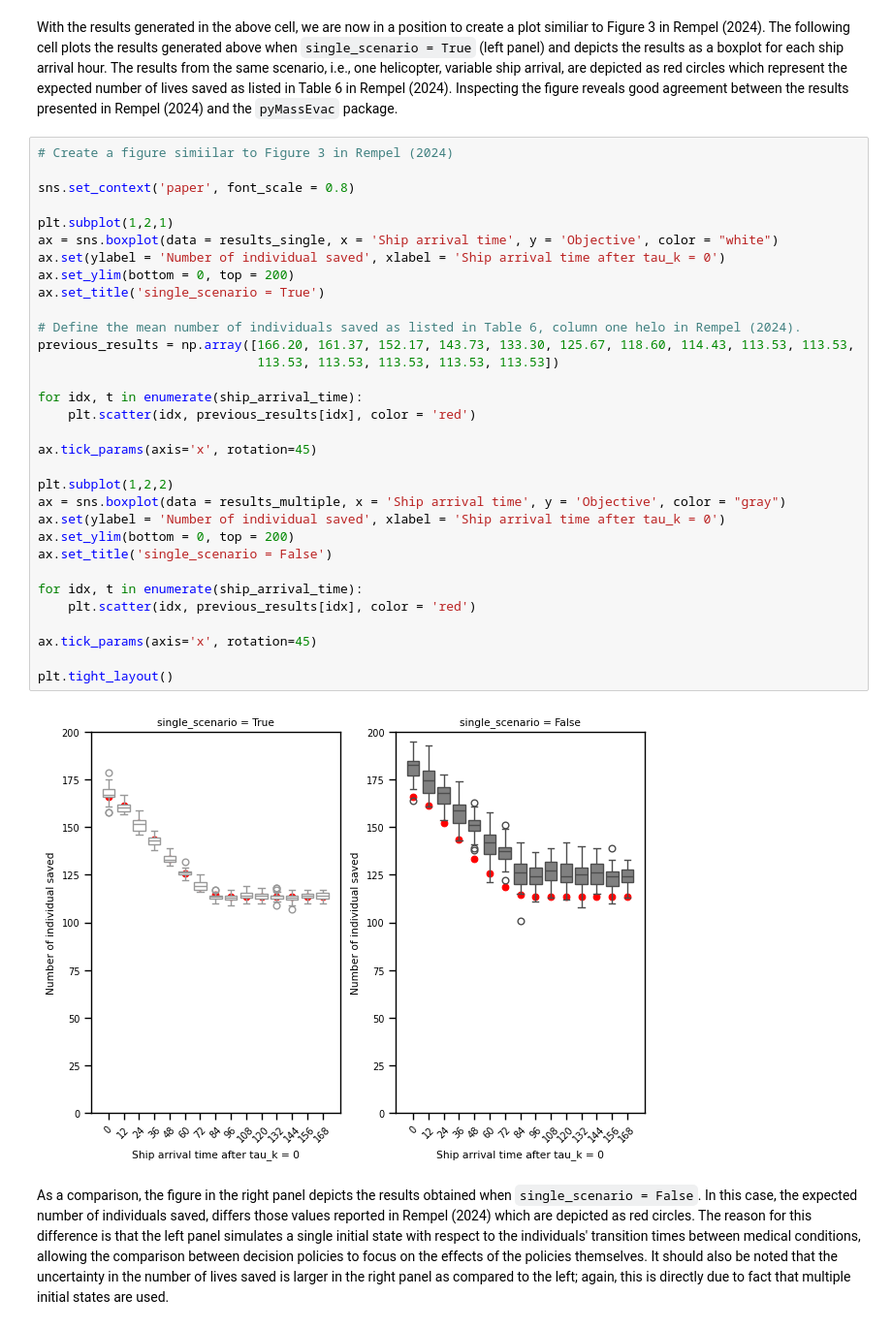
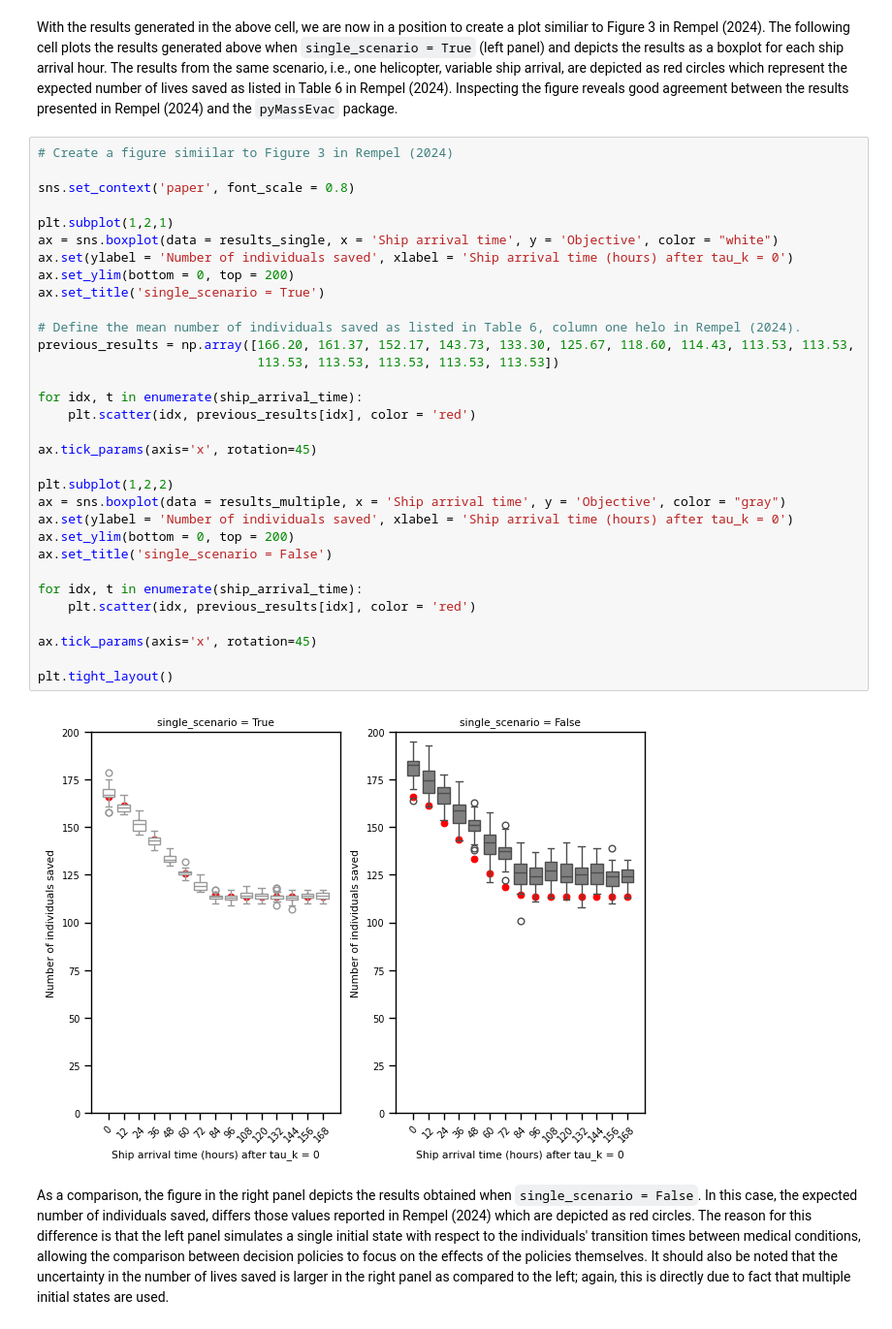
Before and after one commit to DRDC-RDDC/pyMassEvac, a Jupyter notebook: tutorial/tutorial.ipynb, the cells around one changed output. Shown at 97% size. Drawn from its saved outputs; the diff is of its cells as text.

Commit message:
Update tutorial figures

```diff
--- a/tutorial/tutorial.ipynb
+++ b/tutorial/tutorial.ipynb
@@ -179,36 +179,36 @@ With the results generated in the above cell, we are now in a position to create
 # Create a figure simiilar to Figure 3 in Rempel (2024)
 
 sns.set_context('paper', font_scale = 0.8)
 
 plt.subplot(1,2,1)
 ax = sns.boxplot(data = results_single, x = 'Ship arrival time', y = 'Objective', color = "white")
-ax.set(ylabel = 'Number of individual saved', xlabel = 'Ship arrival time after tau_k = 0')
+ax.set(ylabel = 'Number of individuals saved', xlabel = 'Ship arrival time (hours) after tau_k = 0')
 ax.set_ylim(bottom = 0, top = 200)
 ax.set_title('single_scenario = True')
 
 # Define the mean number of individuals saved as listed in Table 6, column one helo in Rempel (2024).
 previous_results = np.array([166.20, 161.37, 152.17, 143.73, 133.30, 125.67, 118.60, 114.43, 113.53, 113.53,
                              113.53, 113.53, 113.53, 113.53, 113.53])
 
 for idx, t in enumerate(ship_arrival_time):
     plt.scatter(idx, previous_results[idx], color = 'red')
 
 ax.tick_params(axis='x', rotation=45)
 
 plt.subplot(1,2,2)
 ax = sns.boxplot(data = results_multiple, x = 'Ship arrival time', y = 'Objective', color = "gray")
-ax.set(ylabel = 'Number of individual saved', xlabel = 'Ship arrival time after tau_k = 0')
+ax.set(ylabel = 'Number of individuals saved', xlabel = 'Ship arrival time (hours) after tau_k = 0')
 ax.set_ylim(bottom = 0, top = 200)
 ax.set_title('single_scenario = False')
 
 for idx, t in enumerate(ship_arrival_time):
     plt.scatter(idx, previous_results[idx], color = 'red')
 
 ax.tick_params(axis='x', rotation=45)
 
 plt.tight_layout()
 # %% [output]
-[figure, old version]
+[figure, new version]
 # %% [markdown]
 As a comparison, the figure in the right panel depicts the results obtained when `single_scenario = False`. In this case, the expected number of individuals saved, differs those values reported in Rempel (2024) which are depicted as red circles. The reason for this difference is that the left panel simulates a single initial state with respect to the individuals' transition times between medical conditions, allowing the comparison between decision policies to focus on the effects of the policies themselves. It should also be noted that the uncertainty in the number of lives saved is larger in the right panel as compared to the left; again, this is directly due to fact that multiple initial states are used.
 # %% [markdown]
```
